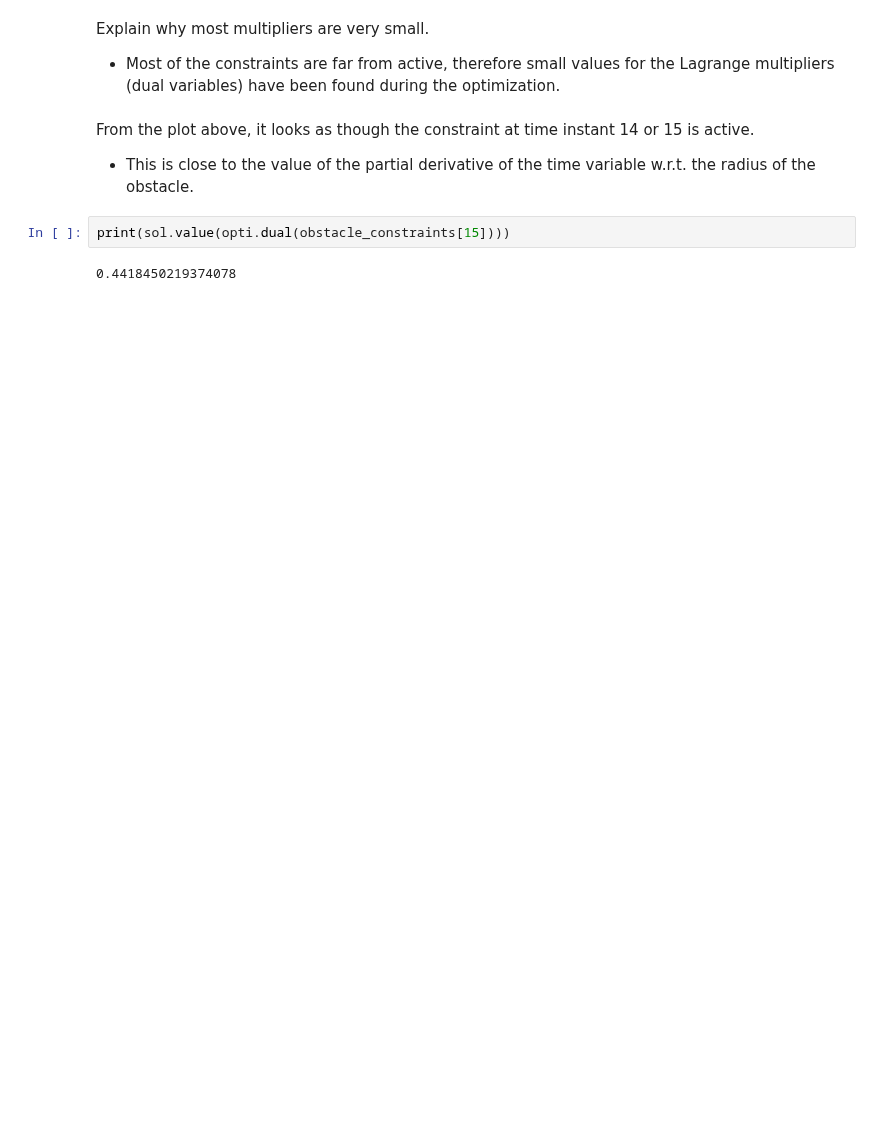
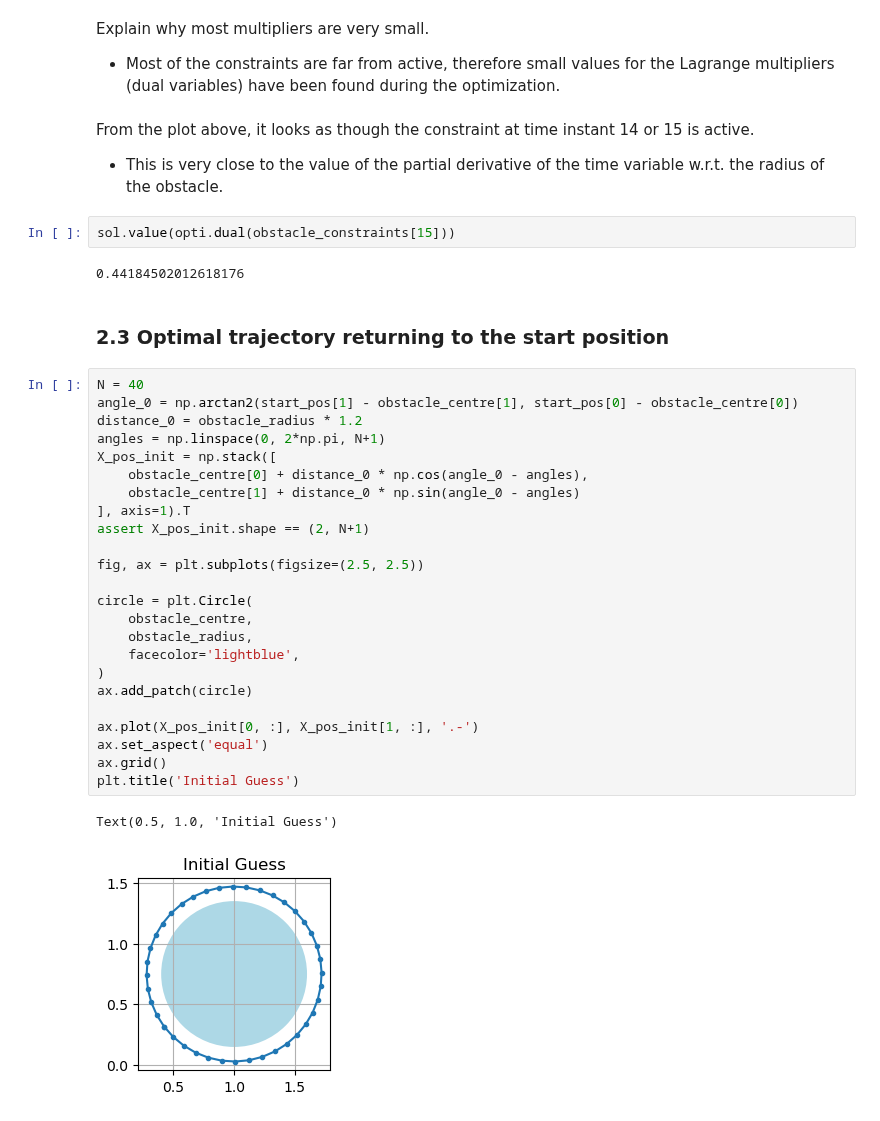
Before and after one commit to billtubbs/casadi-examples, a Jupyter notebook: 09-Time-Optimal-Control.ipynb, the cells around one changed output. Drawn from its saved outputs; the diff is of its cells as text; blank space fills up the shorter version.

```diff
--- a/09-Time-Optimal-Control.ipynb
+++ b/09-Time-Optimal-Control.ipynb
@@ -1073,8 +1117,37 @@ Explain why most multipliers are very small.
 # %% [markdown]
 From the plot above, it looks as though the constraint at time instant 14 or 15 is active.
 
-- This is close to the value of the partial derivative of the time variable w.r.t. the radius of the obstacle.
+- This is very close to the value of the partial derivative of the time variable w.r.t. the radius of the obstacle.
-# %%
-print(sol.value(opti.dual(obstacle_constraints[15])))
-# %% [output]
-0.4418450219374078
+# %%
+sol.value(opti.dual(obstacle_constraints[15]))
+# %% [output]
+0.44184502012618176
+# %% [markdown]
+### 2.3 Optimal trajectory returning to the start position
+# %%
+N = 40
+angle_0 = np.arctan2(start_pos[1] - obstacle_centre[1], start_pos[0] - obstacle_centre[0])
+distance_0 = obstacle_radius * 1.2
+angles = np.linspace(0, 2*np.pi, N+1)
+X_pos_init = np.stack([
+    obstacle_centre[0] + distance_0 * np.cos(angle_0 - angles),
+    obstacle_centre[1] + distance_0 * np.sin(angle_0 - angles)
+], axis=1).T
+assert X_pos_init.shape == (2, N+1)
+
+fig, ax = plt.subplots(figsize=(2.5, 2.5))
+
+circle = plt.Circle(
+    obstacle_centre,
+    obstacle_radius,
+    facecolor='lightblue',
+)
+ax.add_patch(circle)
+
+ax.plot(X_pos_init[0, :], X_pos_init[1, :], '.-')
+ax.set_aspect('equal')
+ax.grid()
+plt.title('Initial Guess')
+# %% [output]
+Text(0.5, 1.0, 'Initial Guess')
+[figure, added]
```
Also changed, not shown: parts of 38 cells of this notebook.
